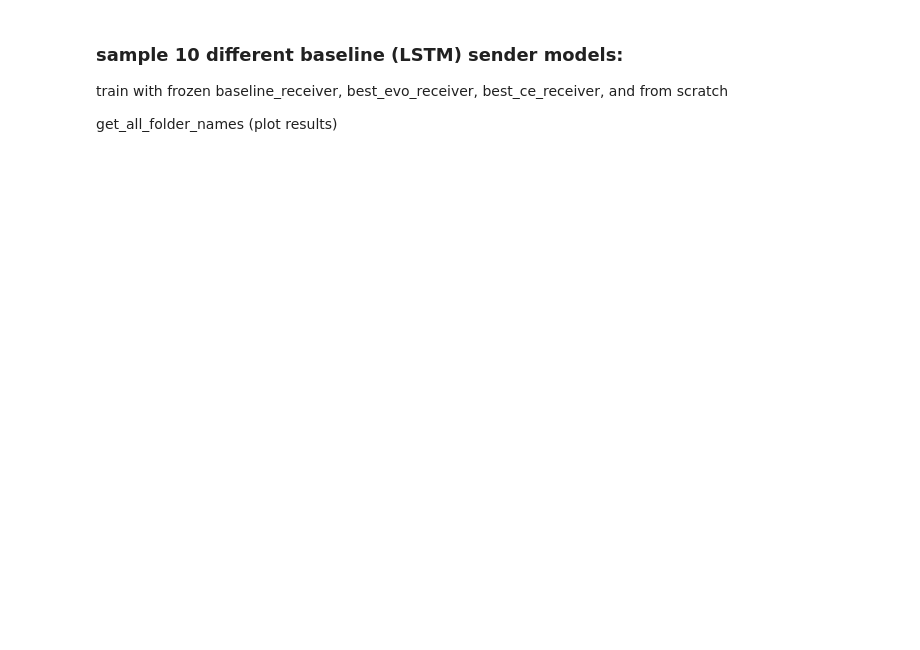
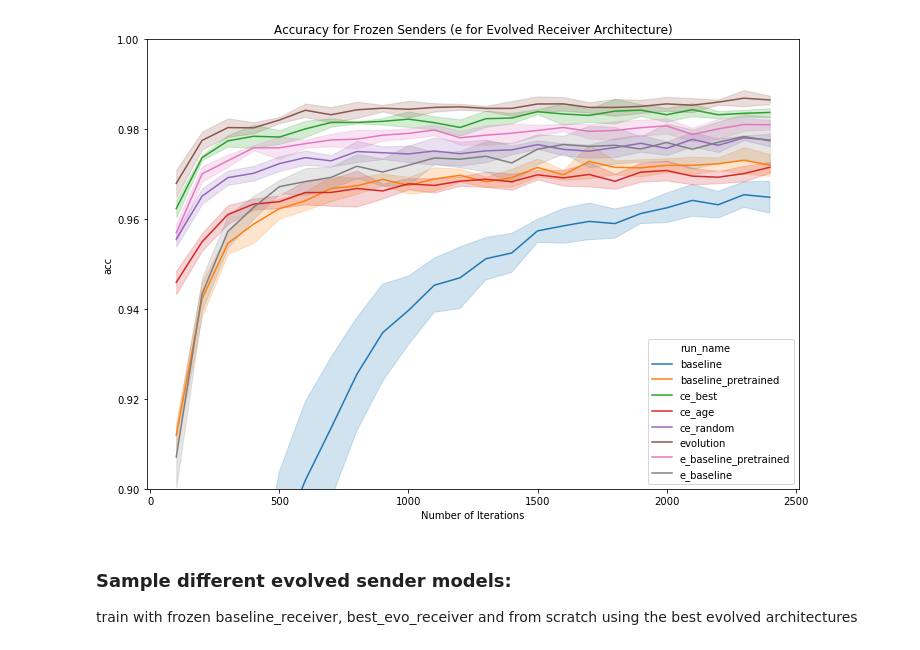
Before and after one commit to gautierdag/cultural-evolution-engine, a Jupyter notebook: baseline_analysis.ipynb, the cells around one changed output. Drawn from its saved outputs; the diff is of its cells as text; code cells hidden in the pictures; blank space fills up the shorter version.

```diff
--- a/baseline_analysis.ipynb
+++ b/baseline_analysis.ipynb
@@ -175,0 +251,11 @@ results['ce_best'] = run_sender_experiments(sender_model=ce_best_sender.filename
+# %%
+sender_results = {}
+sender_results['baseline'] = run_experiments(freeze=False)
+sender_results['baseline_pretrained'] = run_experiments(agent_model=baseline_sender_filename,
+                                                        exp_name='baseline_pretrained')
+sender_results['ce_best'] = run_experiments(agent_model=ce_best_sender.filename,
+                                            exp_name="ce_best", num_runs=NUM_BASELINE_RUNS)
+sender_results['ce_age'] = run_experiments(agent_model=ce_age_sender.filename,
+                                           exp_name="ce_age", num_runs=NUM_BASELINE_RUNS)
+sender_results['ce_random'] = run_experiments(agent_model=ce_random_sender.filename,
+                                              exp_name="ce_random", num_runs=NUM_BASELINE_RUNS)
@@ -179,0 +311,14 @@ plot_metric(results, metrics=['acc'], show_error=True)
+# %%
+evo_sender_results = {}
+EVO_NUM_RUNS = 5
+evo_sender_results['baseline'] = run_experiments(agent_model=evo_sender.filename, exp_name="baseline",
+                                                 num_runs=EVO_NUM_RUNS, freeze=False,
+                                                 paired_model=evo_receiver.filename)
+evo_sender_results['baseline_pretrained'] = run_experiments(agent_model=baseline_evo_sender_filename,
+                                                            exp_name="baseline_pretrained",
+                                                            num_runs=EVO_NUM_RUNS,
+                                                            paired_model=evo_receiver.filename)
+evo_sender_results['evolution'] = run_experiments(agent_model=evo_sender.filename,
+                                                  exp_name="evolution",
+                                                  num_runs=EVO_NUM_RUNS,
+                                                  paired_model=evo_receiver.filename)
@@ -180,6 +333,17 @@ plot_metric(results, metrics=['acc'], show_error=True)
+# %%
+# Combined plot
+combined_sender_results = copy.deepcopy(sender_results)
+combined_sender_results['evolution'] = evo_sender_results['evolution']
+combined_sender_results['e_baseline_pretrained'] = evo_sender_results['baseline_pretrained']
+combined_sender_results['e_baseline'] = evo_sender_results['baseline']
+
+
+plot_metric(combined_sender_results, metrics=['acc'],
+            show_error=True, ylim=(0.9, 1.0),
+            title="Accuracy for Frozen Senders (e for Evolved Receiver Architecture)")
+# %% [output]
+[figure, added]
 # %% [markdown]
-### sample 10 different baseline (LSTM) sender models:
+### Sample different evolved sender models:
 
-train with frozen baseline_receiver, best_evo_receiver, best_ce_receiver, and from scratch
-
-get_all_folder_names (plot results)
+train with frozen baseline_receiver, best_evo_receiver and from scratch using the best evolved architectures
```
Also changed, not shown: parts of 29 cells of this notebook.
